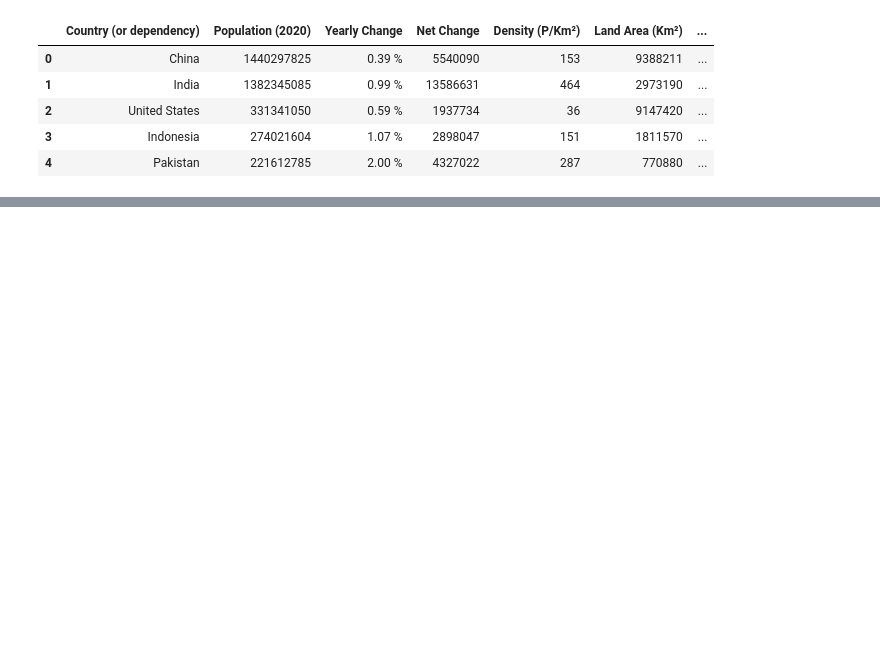
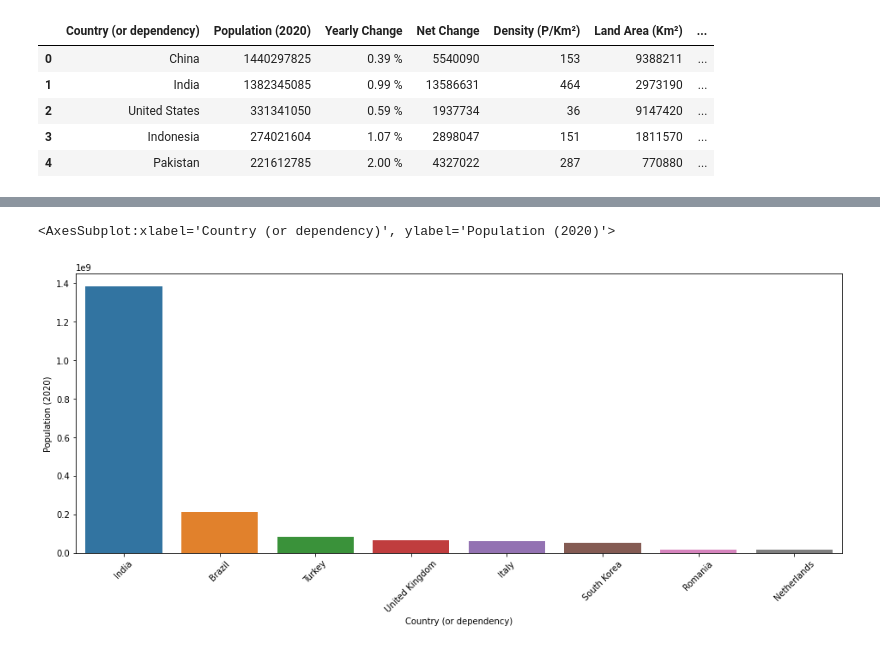
Before and after one commit to fjmutsters/covid19, a Jupyter notebook: Code/countriesanalysis.ipynb, the cells around one changed output, grey strips where cells are left out. Saved outputs shown, nothing was run; the diff lists cells and outputs as text; code cells hidden in the pictures; blank space fills up the shorter version.

Commit message:
country analyses

```diff
--- a/Code/countriesanalysis.ipynb
+++ b/Code/countriesanalysis.ipynb
@@ -23,0 +149,4 @@ countries[countries['Country (or dependency)'] == 'Netherlands']
+# %%
+df2 = countries[['Country (or dependency)', 'Population (2020)', 'Density (P/Km²)', 'Med. Age', 'Urban Pop %']]
+df2 = df2[df2['Country (or dependency)'].isin(['Brazil', 'India', 'Italy', 'Netherlands', 'Romania', 'South Korea', 'Turkey', 'United Kingdom'])]
+df2
@@ -23,0 +163,8 @@ countries[countries['Country (or dependency)'] == 'Netherlands']
+# %%
+#figure of population density (TO DO: sort by population density)
+fig, ax = plt.subplots(figsize=(16, 6))
+plt.xticks(rotation = 45)
+sns.barplot(data = df2, x = 'Country (or dependency)', y = 'Population (2020)')
+# %% [output]
+<AxesSubplot:xlabel='Country (or dependency)', ylabel='Population (2020)'>
+[figure, added]
```
Also changed, not shown: parts of 20 cells of this notebook, 1 other file.
